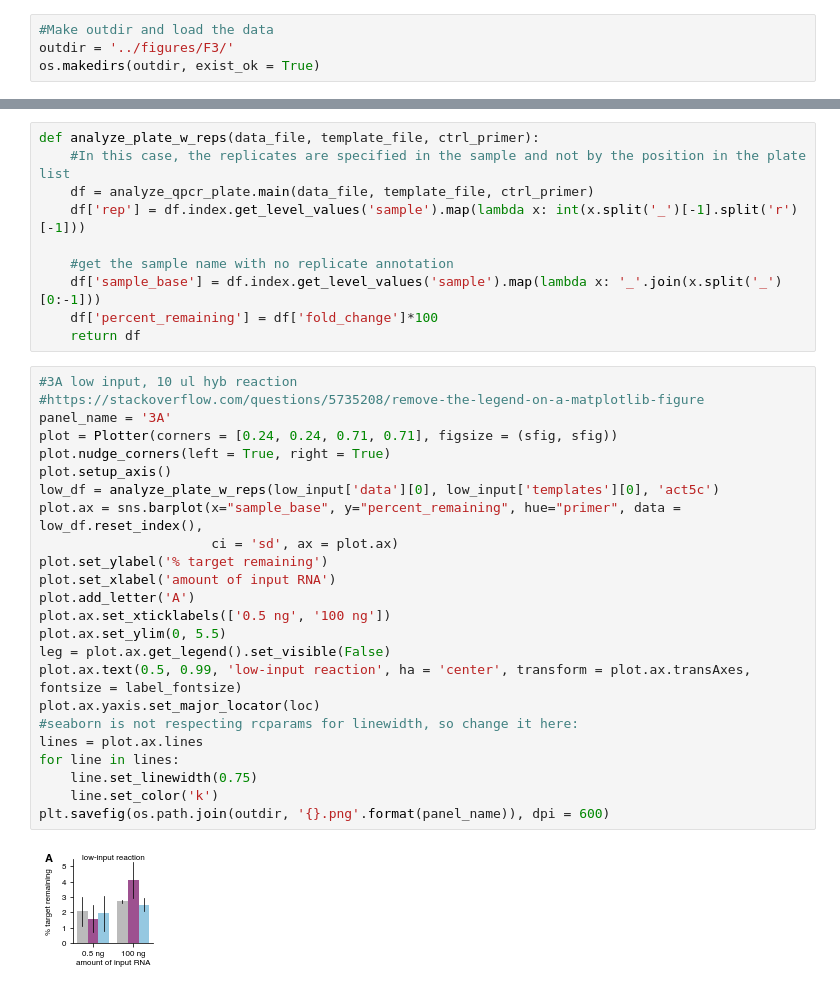
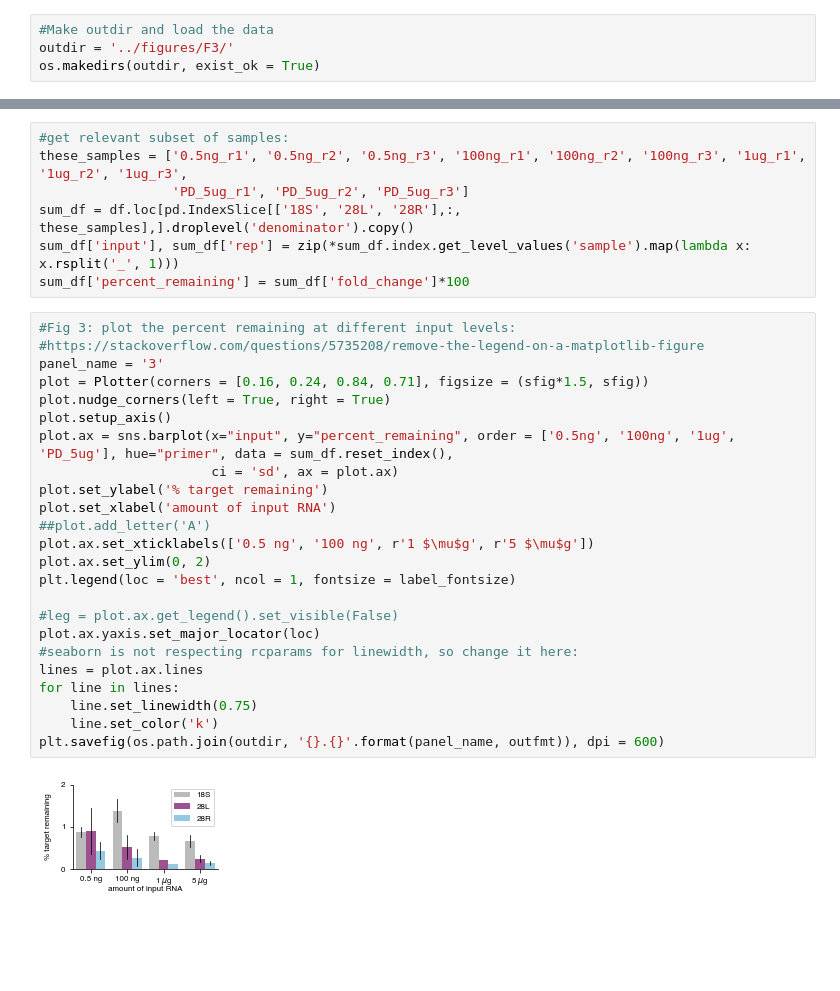
Before and after one commit to marykthompson/ribopop, a Jupyter notebook: jupyter_notebooks/fig_input_range.ipynb, the cells around one changed output, grey strips where cells are left out. Cells and saved outputs as stored; diff of their text form; blank space fills up the shorter version.

```diff
--- a/jupyter_notebooks/fig_input_range.ipynb
+++ b/jupyter_notebooks/fig_input_range.ipynb
@@ -55,36 +55,33 @@ hi_input = {'data': [os.path.join(qpcr_dir, i) for i in hi_input_data],
-# %%
-def analyze_plate_w_reps(data_file, template_file, ctrl_primer):
-    #In this case, the replicates are specified in the sample and not by the position in the plate list
-    df = analyze_qpcr_plate.main(data_file, template_file, ctrl_primer)
-    df['rep'] = df.index.get_level_values('sample').map(lambda x: int(x.split('_')[-1].split('r')[-1]))
-
-    #get the sample name with no replicate annotation
-    df['sample_base'] = df.index.get_level_values('sample').map(lambda x: '_'.join(x.split('_')[0:-1]))
-    df['percent_remaining'] = df['fold_change']*100
-    return df
+# %%
+#get relevant subset of samples:
+these_samples = ['0.5ng_r1', '0.5ng_r2', '0.5ng_r3', '100ng_r1', '100ng_r2', '100ng_r3', '1ug_r1', '1ug_r2', '1ug_r3',
+                 'PD_5ug_r1', 'PD_5ug_r2', 'PD_5ug_r3']
+sum_df = df.loc[pd.IndexSlice[['18S', '28L', '28R'],:, these_samples],].droplevel('denominator').copy()
+sum_df['input'], sum_df['rep'] = zip(*sum_df.index.get_level_values('sample').map(lambda x: x.rsplit('_', 1)))
+sum_df['percent_remaining'] = sum_df['fold_change']*100
 # %%
-#3A low input, 10 ul hyb reaction
+#Fig 3: plot the percent remaining at different input levels:
 #https://stackoverflow.com/questions/5735208/remove-the-legend-on-a-matplotlib-figure
-panel_name = '3A'
-plot = Plotter(corners = [0.24, 0.24, 0.71, 0.71], figsize = (sfig, sfig))
+panel_name = '3'
+plot = Plotter(corners = [0.16, 0.24, 0.84, 0.71], figsize = (sfig*1.5, sfig))
 plot.nudge_corners(left = True, right = True)
 plot.setup_axis()
-low_df = analyze_plate_w_reps(low_input['data'][0], low_input['templates'][0], 'act5c')
-plot.ax = sns.barplot(x="sample_base", y="percent_remaining", hue="primer", data = low_df.reset_index(),
+plot.ax = sns.barplot(x="input", y="percent_remaining", order = ['0.5ng', '100ng', '1ug', 'PD_5ug'], hue="primer", data = sum_df.reset_index(),
                       ci = 'sd', ax = plot.ax)
 plot.set_ylabel('% target remaining')
 plot.set_xlabel('amount of input RNA')
-plot.add_letter('A')
-plot.ax.set_xticklabels(['0.5 ng', '100 ng'])
-plot.ax.set_ylim(0, 5.5)
-leg = plot.ax.get_legend().set_visible(False)
-plot.ax.text(0.5, 0.99, 'low-input reaction', ha = 'center', transform = plot.ax.transAxes, fontsize = label_fontsize)
+##plot.add_letter('A')
+plot.ax.set_xticklabels(['0.5 ng', '100 ng', r'1 $\mu$g', r'5 $\mu$g'])
+plot.ax.set_ylim(0, 2)
+plt.legend(loc = 'best', ncol = 1, fontsize = label_fontsize)
+
+#leg = plot.ax.get_legend().set_visible(False)
 plot.ax.yaxis.set_major_locator(loc)
 #seaborn is not respecting rcparams for linewidth, so change it here:
 lines = plot.ax.lines
 for line in lines:
     line.set_linewidth(0.75)
     line.set_color('k')
-plt.savefig(os.path.join(outdir, '{}.png'.format(panel_name)), dpi = 600)
+plt.savefig(os.path.join(outdir, '{}.{}'.format(panel_name, outfmt)), dpi = 600)
 # %% [output]
-[figure, old version]
+[figure, new version]
```
Also changed, not shown: parts of 7 cells of this notebook, 25 other files.
